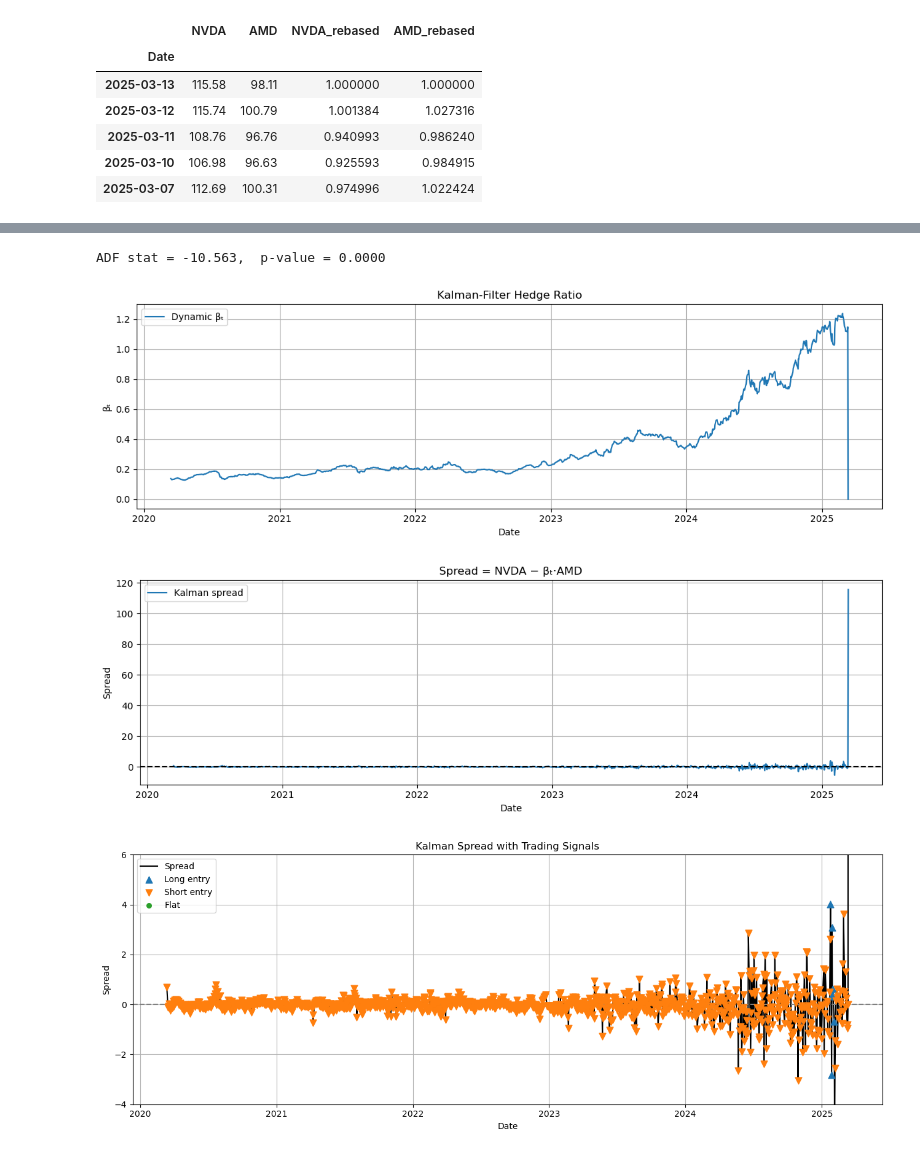
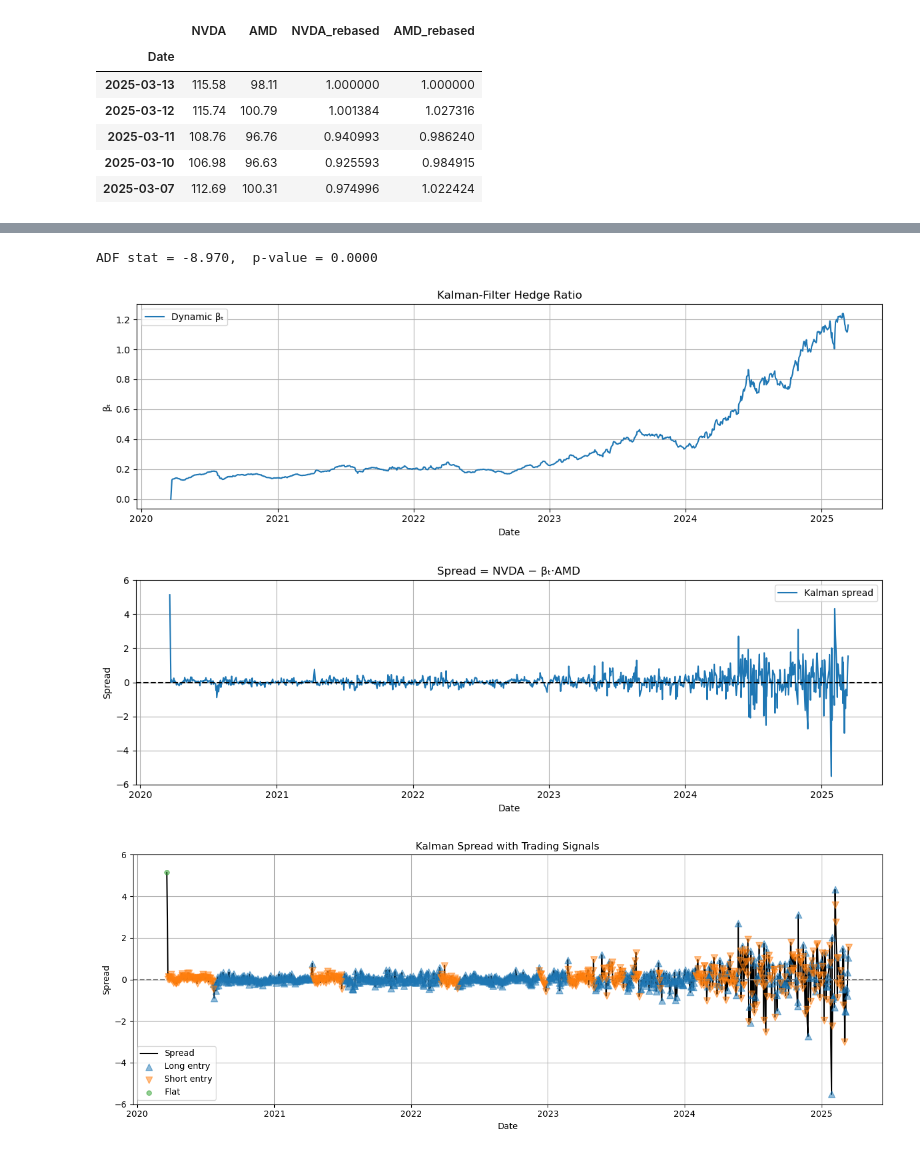
Before and after one commit to shimonadas/kalman_filter, a Jupyter notebook: Kalman Filters Final Project -Copy1.ipynb, the cells around one changed output, grey strips where cells are left out. Saved outputs shown, nothing was run; the diff lists cells and outputs as text; code cells hidden in the pictures.

```diff
--- a/Kalman Filters Final Project -Copy1.ipynb
+++ b/Kalman Filters Final Project -Copy1.ipynb
@@ -81,17 +82,23 @@ display(df.head())
 # # p values < 0.05 so we accept null hypothesis
 # %%
 # computing the intitial hedge ratio
+# this ratio tells us how many of AMD we need to buy to hedge NVDA
+df = df.sort_index(ascending=True)
+df = df.iloc[5:].copy()
+df["beta_dyn"] = beta_dyn
 
 # define the two price series
 X = df['AMD']
 Y = df['NVDA']
 # adding constant to X for the intercept term
+# the intercept helps capture any fixed offset not explained by the slope
 X_const = sm.add_constant(X)
 
-# fit the Ordinary Least Square model
+# fit the Ordinary Least Square model (linear regression)
+# minimizes the sum of squared errros
 ols_model = sm.OLS(Y, X_const).fit()
 
-alpha, beta = ols_model.params        # α = intercept, β = hedge ratio
+alpha, beta = ols_model.params # α = intercept, β = hedge ratio
 print(f"Intercept α  : {alpha: .6f}")
 print(f"Hedge ratio β: {beta: .6f}")
 
@@ -99,7 +106,8 @@ print(f"Hedge ratio β: {beta: .6f}")
 df["spread_static"] = Y - (alpha + beta * X)
 
 # Optional: quick stationarity check
-from statsmodels.tsa.stattools import adfuller
 adf_stat, p_val, *_ = adfuller(df["spread_static"].dropna())
 print(f"ADF stat = {adf_stat: .3f},  p‑value = {p_val: .4f}")
+
+# can also add a plot for this
 # %% [output]
@@ -109,13 +117,10 @@ ADF stat = -2.661,  p‑value =  0.0811
 # %%
-import numpy as np
-from statsmodels.tsa.stattools import adfuller
-
-# -------- 7 a.  Run a 1‑state Kalman filter for βₜ  --------
+# Run a 1‑state Kalman filter for βₜ
 def kalman_beta(y, x, q= 0.0001, r= 1.0, beta0=0.0, P0=1.0):
     """Return series of time‑varying hedge ratios βₜ."""
     n = len(x)
     beta = np.empty(n)
-    P    = np.empty(n)
+    P = np.empty(n)
 
     beta[0], P[0] = beta0, P0
 
@@ -135,74 +140,86 @@ x = df["AMD"].values
 
 beta_dyn = kalman_beta(y, x)
 
-# -------- 7 b.  Dynamic spread and stationarity check --------
+# 7 b.  Dynamic spread and stationarity check
 df["spread_dyn"] = df["NVDA"] - beta_dyn * df["AMD"]
 
 adf_stat, p_val, *_ = adfuller(df["spread_dyn"])
 print(f"ADF stat = {adf_stat:.3f},  p‑value = {p_val:.4f}")
+
+# the ADF stat and the p value are almost too perfect. vary q and r to make sure there isnt overfitting
 # %% [output]
-ADF stat = -10.563,  p‑value = 0.0000
+ADF stat = -8.970,  p‑value = 0.0000
 # %%
-import matplotlib.pyplot as plt
-
-# ---- 8 a. Hedge ratio ----
+# 8 a. Hedge ratio
 plt.figure(figsize=(12, 4))
 plt.plot(df.index, beta_dyn, label="Dynamic βₜ")
 plt.title("Kalman‑Filter Hedge Ratio")
 plt.xlabel("Date");  plt.ylabel("βₜ")
-plt.grid();  plt.legend();  plt.tight_layout()
+plt.grid()
+plt.legend()
+plt.tight_layout()
 plt.show()
 
-# ---- 8 b. Spread ----
+# 8 b. Spread
 plt.figure(figsize=(12, 4))
 plt.plot(df.index, df["spread_dyn"], label="Kalman spread")
+plt.ylim(-6,6)
 plt.axhline(0, color="k", ls="--")
 plt.title("Spread = NVDA − βₜ·AMD")
 plt.xlabel("Date");  plt.ylabel("Spread")
-plt.grid();  plt.legend();  plt.tight_layout()
+plt.grid()
+plt.legend()
+plt.tight_layout()
 plt.show()
 # %% [output]
-[figure, old version]
+[figure, new version]
-[figure, old version]
+[figure, new version]
 # %%
-# -------- 9 a.  Z‑score --------
+# 9 a. Z‑score
 mean_s = df["spread_dyn"].mean()
 std_s  = df["spread_dyn"].std(ddof=0)
 df["z"] = (df["spread_dyn"] - mean_s) / std_s
 
-# -------- 9 b.  Raw entry/exit signals (time‑t decision) --------
-raw_sig = pd.Series(0, index=df.index, dtype=int)
-raw_sig[df["z"] < -1] =  1      # long spread  => long NVDA, short AMD
-raw_sig[df["z"] >  1] = -1      # short spread => short NVDA, long AMD
-raw_sig[df["z"].abs() < 0.5] = 0    # exit band
+# 9 b. Raw entry/exit signals (time‑t decision)
+entry_z = 0.8   # enter at ±0.8σ instead of ±1σ
+exit_z = 0.2   # exit at ±0.2σ instead of ±0.5σ
 
-# -------- 9 c.  Lag one bar to avoid look‑ahead bias --------
+raw_sig[df["z"] < -entry_z] =  1   # long spread
+raw_sig[df["z"] >  entry_z] = -1   # short spread
+raw_sig[df["z"].abs() < exit_z] =  0   # exit band
+
+# raw_sig = pd.Series(0, index=df.index, dtype=int)
+# raw_sig[df["z"] < -1] = 1 # long spread  => long NVDA, short AMD
+# raw_sig[df["z"] > 1] = -1 # short spread => short NVDA, long AMD
+# raw_sig[df["z"].abs() < 0.5] = 0 # exit band
+
+# 9 c. Lag one bar to avoid look‑ahead bias
 sig = raw_sig.shift(1).fillna(0).astype(int)
 
-# -------- 9 d.  Position book with proper flattening --------
+# 9 d. Position book with proper flattening
 pos = sig.replace(0, np.nan).ffill().fillna(0).astype(int)
 df["position"] = pos
 # %%
 plt.figure(figsize=(13, 5))
 plt.plot(df.index, df["spread_dyn"], color="black", label="Spread")
-plt.ylim(-4,6)
+plt.ylim(-6,6)
 plt.axhline(0, color="grey", ls="--")
 
 plt.scatter(df.index[df["position"] ==  1],
             df["spread_dyn"][df["position"] ==  1],
-            marker="^", s=60, label="Long entry", zorder=3)
+            marker="^", s=60, alpha=0.5, label="Long entry", zorder=3)
 
 plt.scatter(df.index[df["position"] == -1],
             df["spread_dyn"][df["position"] == -1],
-            marker="v", s=60, label="Short entry", zorder=3)
+            marker="v", s=60, alpha=0.5, label="Short entry", zorder=3)
 
 plt.scatter(df.index[(df["position"] == 0) & (sig == 0)],
             df["spread_dyn"][(df["position"] == 0) & (sig == 0)],
-            marker="o", s=30, label="Flat", zorder=3)
+            marker="o", s=30, alpha=0.5, label="Flat", zorder=3)
 
 plt.title("Kalman Spread with Trading Signals")
 plt.xlabel("Date");  plt.ylabel("Spread")
 plt.grid();  plt.legend();  plt.tight_layout()
 plt.show()
 # %% [output]
-[figure, old version]
+[figure, new version]
```
Also changed, not shown: parts of 9 cells of this notebook.
